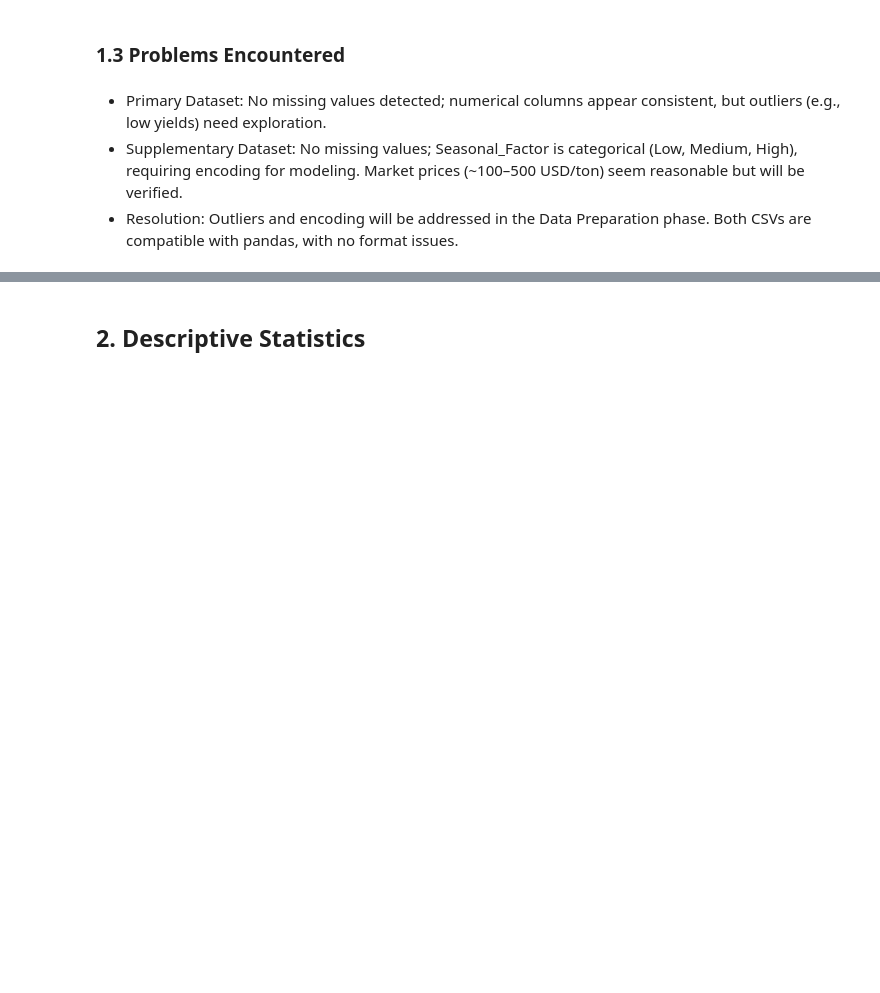
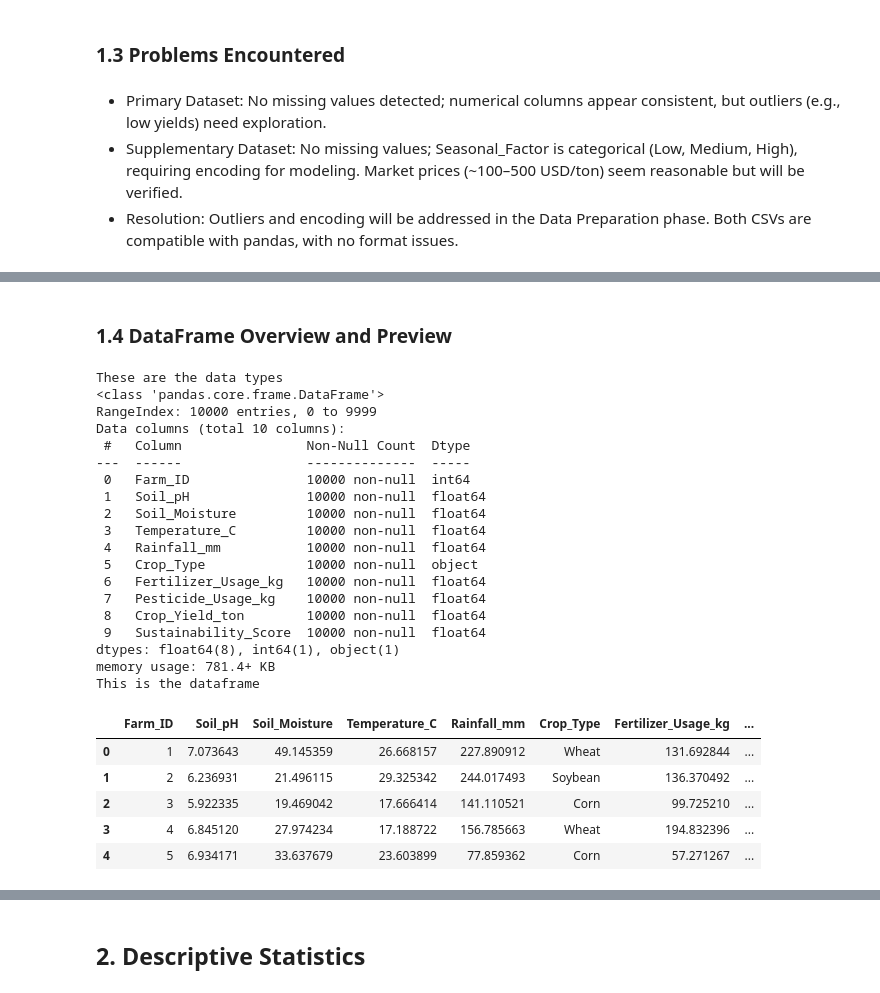
Before and after one commit to DiazHumberto/f_ds, a Jupyter notebook: notebooks/optimizing_sustainable_farming.ipynb, the cells around one changed output, grey strips where cells are left out. Cells and saved outputs as stored; diff of their text form; code cells hidden in the pictures; blank space fills up the shorter version.

```diff
--- a/notebooks/optimizing_sustainable_farming.ipynb
+++ b/notebooks/optimizing_sustainable_farming.ipynb
@@ -74,0 +75,36 @@ dtype: int64
+# %% [markdown]
+### 1.4 DataFrame Overview and Preview
+# %%
+# Display information about the DataFrame including data types and non-null counts
+print("These are the data types")
+primary_data.info()
+
+# Show the first five rows of the DataFrame to preview the data
+print("This is the dataframe")
+primary_data.head()
+# %% [output]
+These are the data types
+<class 'pandas.core.frame.DataFrame'>
+RangeIndex: 10000 entries, 0 to 9999
+Data columns (total 10 columns):
+ #   Column                Non-Null Count  Dtype
+---  ------                --------------  -----
+ 0   Farm_ID               10000 non-null  int64
+ 1   Soil_pH               10000 non-null  float64
+ 2   Soil_Moisture         10000 non-null  float64
+ 3   Temperature_C         10000 non-null  float64
+ 4   Rainfall_mm           10000 non-null  float64
+ 5   Crop_Type             10000 non-null  object
+ 6   Fertilizer_Usage_kg   10000 non-null  float64
+ 7   Pesticide_Usage_kg    10000 non-null  float64
+ 8   Crop_Yield_ton        10000 non-null  float64
+ 9   Sustainability_Score  10000 non-null  float64
+dtypes: float64(8), int64(1), object(1)
+memory usage: 781.4+ KB
+This is the dataframe
+|  | Farm_ID | Soil_pH | Soil_Moisture | Temperature_C | Rainfall_mm | Crop_Type | Fertilizer_Usage_kg | ... |
+| 0 | 1 | 7.073643 | 49.145359 | 26.668157 | 227.890912 | Wheat | 131.692844 | ... |
+| 1 | 2 | 6.236931 | 21.496115 | 29.325342 | 244.017493 | Soybean | 136.370492 | ... |
+| 2 | 3 | 5.922335 | 19.469042 | 17.666414 | 141.110521 | Corn | 99.725210 | ... |
+| 3 | 4 | 6.845120 | 27.974234 | 17.188722 | 156.785663 | Wheat | 194.832396 | ... |
+| 4 | 5 | 6.934171 | 33.637679 | 23.603899 | 77.859362 | Corn | 57.271267 | ... |
```
Also changed, not shown: parts of 16 cells of this notebook.
